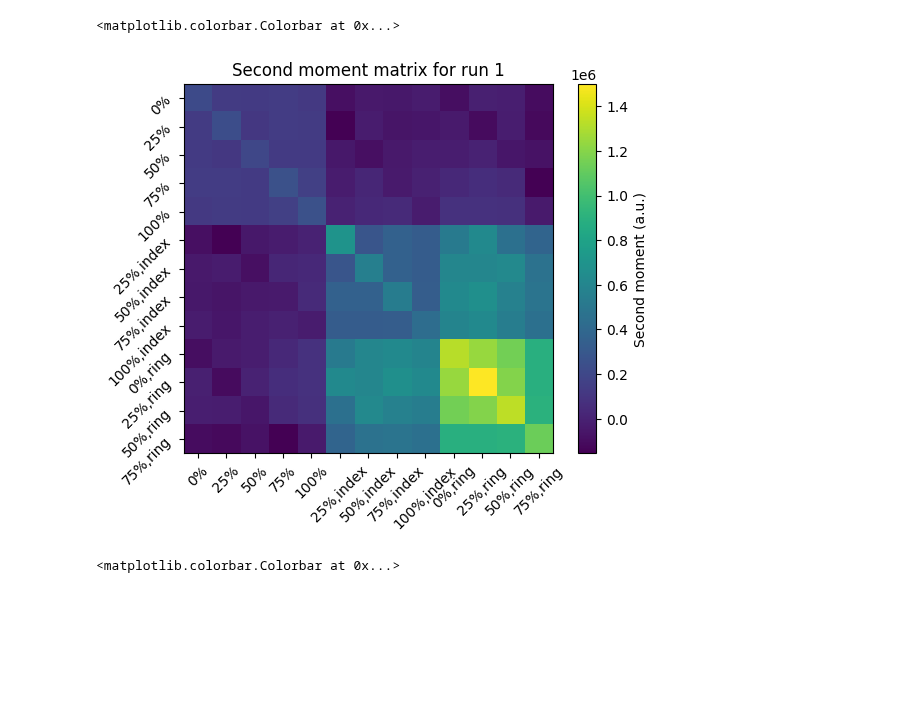
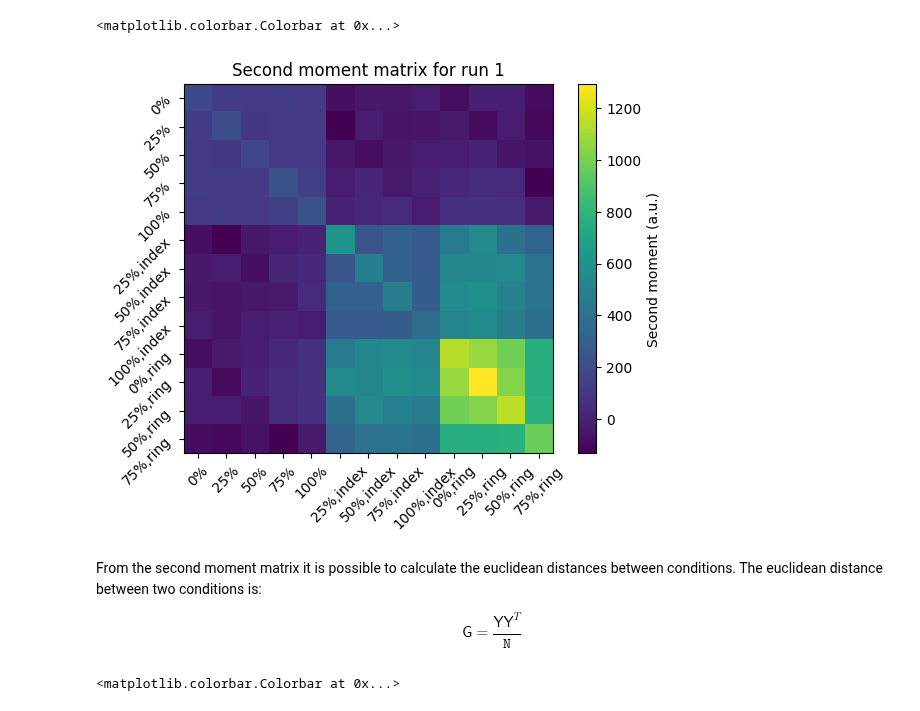
Before and after one commit to mnlmrc/didactic, a Jupyter notebook: rsa.ipynb, the cells around one changed output. Saved outputs shown, nothing was run; the diff lists cells and outputs as text; code cells hidden in the pictures; blank space fills up the shorter version.

```diff
--- a/rsa.ipynb
+++ b/rsa.ipynb
@@ -9,3 +9,4 @@ import pickle
 # %%
 f = open('data_demo_smp.p', 'rb')
 Y, cond_vec, part_vec, cond_names = pickle.load(f)
+N = Y.shape[1]
@@ -15,14 +25,18 @@ $$G = \frac{YY^T}{N}$$
 # %%
-G = Y[:13] @ Y[:13].T
+G = Y[:13] @ Y[:13].T / N
 
 plt.imshow(G)
 plt.xticks(np.arange(len(cond_names)), cond_names, rotation=45)
 plt.yticks(np.arange(len(cond_names)), cond_names, rotation=45)
 plt.title('Second moment matrix for run 1')
 plt.colorbar(label='Second moment (a.u.)')
 # %% [output]
 <matplotlib.colorbar.Colorbar at 0x...>
-[figure, old version]
+[figure, new version]
+# %% [markdown]
+From the second moment matrix it is possible to calculate the euclidean distances between conditions. The euclidean distance between two conditions is:
+
+$$ \mathsf{G} = \frac{\mathsf{YY}^T}{\mathtt{N}} $$
 # %%
 d_eucl = pcm.G_to_dist(G)
 
```
Also changed, not shown: parts of 2 cells of this notebook.
